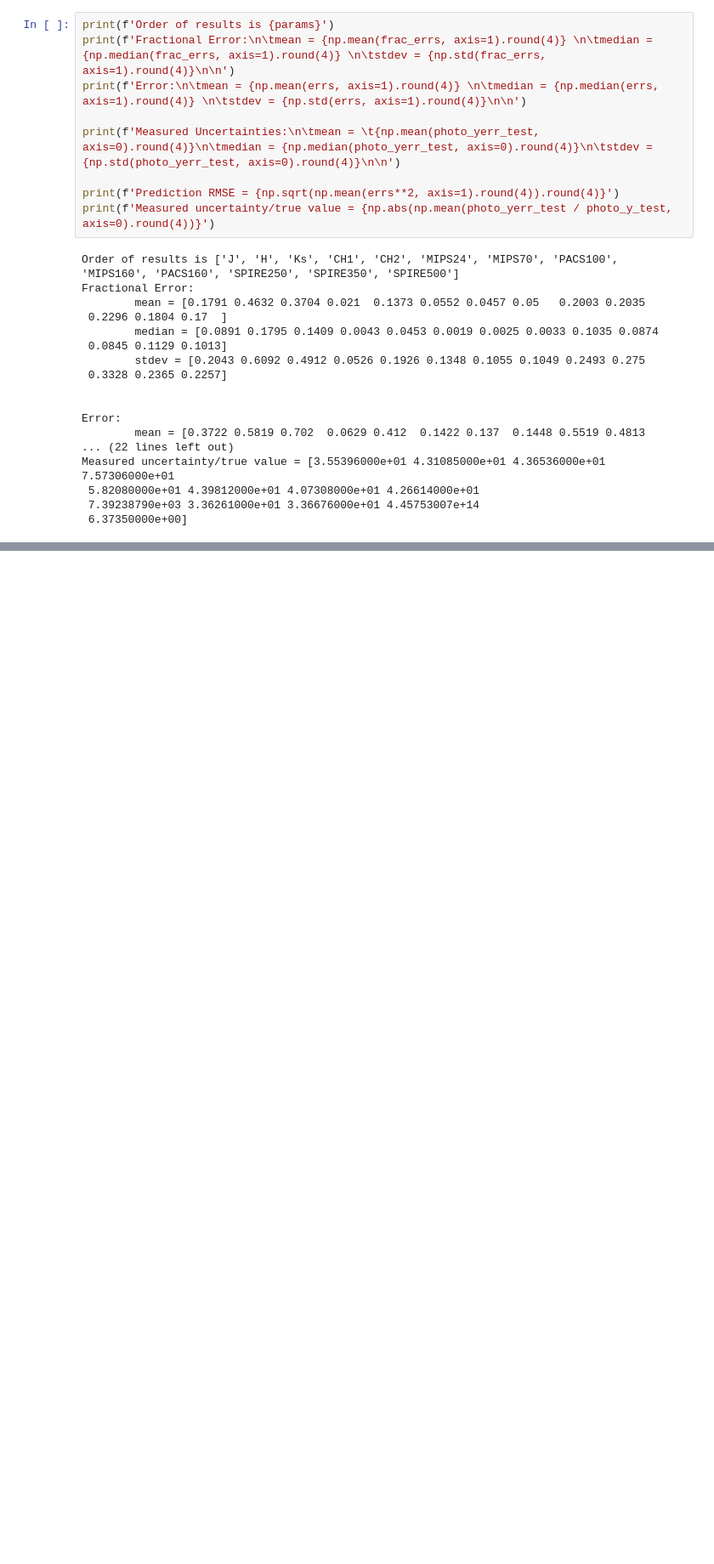
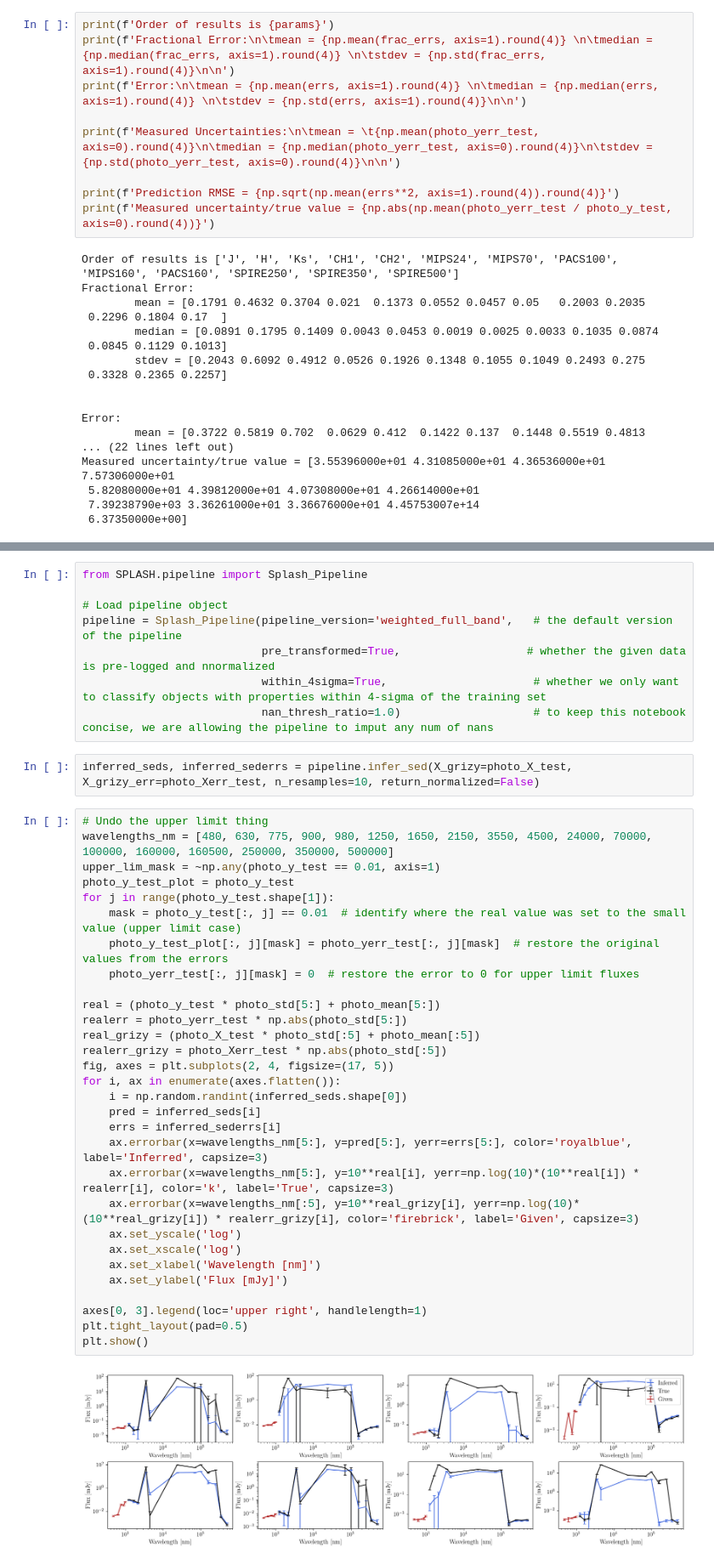
Before and after one commit to Adam-Boesky/astro_SPLASH, a Jupyter notebook: Paper/domain_transfer_grid_search/results.ipynb, the cells around one changed output, grey strips where cells are left out. Shown at 85% size. Drawn from its saved outputs; the diff is of its cells as text; blank space fills up the shorter version.

```diff
--- a/Paper/domain_transfer_grid_search/results.ipynb
+++ b/Paper/domain_transfer_grid_search/results.ipynb
@@ -257,0 +262,42 @@ Measured uncertainty/true value = [3.55396000e+01 4.31085000e+01 4.36536000e+01
+# %%
+from SPLASH.pipeline import Splash_Pipeline
+
+# Load pipeline object
+pipeline = Splash_Pipeline(pipeline_version='weighted_full_band',   # the default version of the pipeline
+                           pre_transformed=True,                   # whether the given data is pre-logged and nnormalized
+                           within_4sigma=True,                      # whether we only want to classify objects with properties within 4-sigma of the training set
+                           nan_thresh_ratio=1.0)                    # to keep this notebook concise, we are allowing the pipeline to imput any num of nans
+# %%
+inferred_seds, inferred_sederrs = pipeline.infer_sed(X_grizy=photo_X_test, X_grizy_err=photo_Xerr_test, n_resamples=10, return_normalized=False)
+# %%
+# Undo the upper limit thing
+wavelengths_nm = [480, 630, 775, 900, 980, 1250, 1650, 2150, 3550, 4500, 24000, 70000, 100000, 160000, 160500, 250000, 350000, 500000]
+upper_lim_mask = ~np.any(photo_y_test == 0.01, axis=1)
+photo_y_test_plot = photo_y_test
+for j in range(photo_y_test.shape[1]):
+    mask = photo_y_test[:, j] == 0.01  # identify where the real value was set to the small value (upper limit case)
+    photo_y_test_plot[:, j][mask] = photo_yerr_test[:, j][mask]  # restore the original values from the errors
+    photo_yerr_test[:, j][mask] = 0  # restore the error to 0 for upper limit fluxes
+
+real = (photo_y_test * photo_std[5:] + photo_mean[5:])
+realerr = photo_yerr_test * np.abs(photo_std[5:])
+real_grizy = (photo_X_test * photo_std[:5] + photo_mean[:5])
+realerr_grizy = photo_Xerr_test * np.abs(photo_std[:5])
+fig, axes = plt.subplots(2, 4, figsize=(17, 5))
+for i, ax in enumerate(axes.flatten()):
+    i = np.random.randint(inferred_seds.shape[0])
+    pred = inferred_seds[i]
+    errs = inferred_sederrs[i]
+    ax.errorbar(x=wavelengths_nm[5:], y=pred[5:], yerr=errs[5:], color='royalblue', label='Inferred', capsize=3)
+    ax.errorbar(x=wavelengths_nm[5:], y=10**real[i], yerr=np.log(10)*(10**real[i]) * realerr[i], color='k', label='True', capsize=3)
+    ax.errorbar(x=wavelengths_nm[:5], y=10**real_grizy[i], yerr=np.log(10)*(10**real_grizy[i]) * realerr_grizy[i], color='firebrick', label='Given', capsize=3)
+    ax.set_yscale('log')
+    ax.set_xscale('log')
+    ax.set_xlabel('Wavelength [nm]')
+    ax.set_ylabel('Flux [mJy]')
+
+axes[0, 3].legend(loc='upper right', handlelength=1)
+plt.tight_layout(pad=0.5)
+plt.show()
+# %% [output]
+[figure, added]
```
Also changed, not shown: parts of 4 cells of this notebook, 4 other files.
